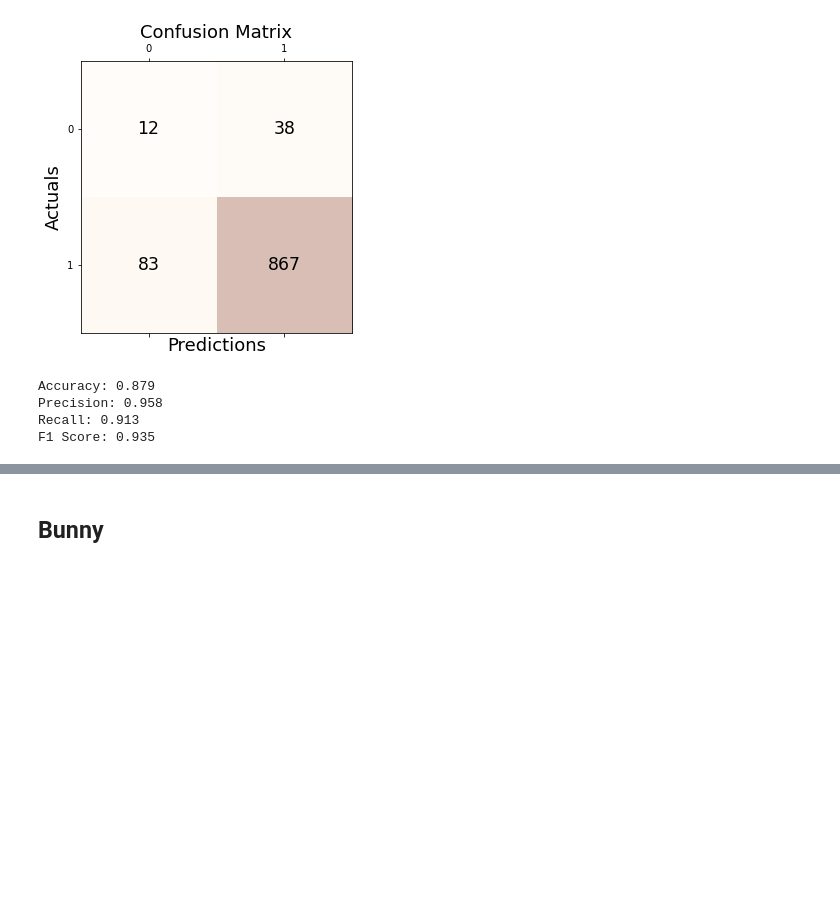
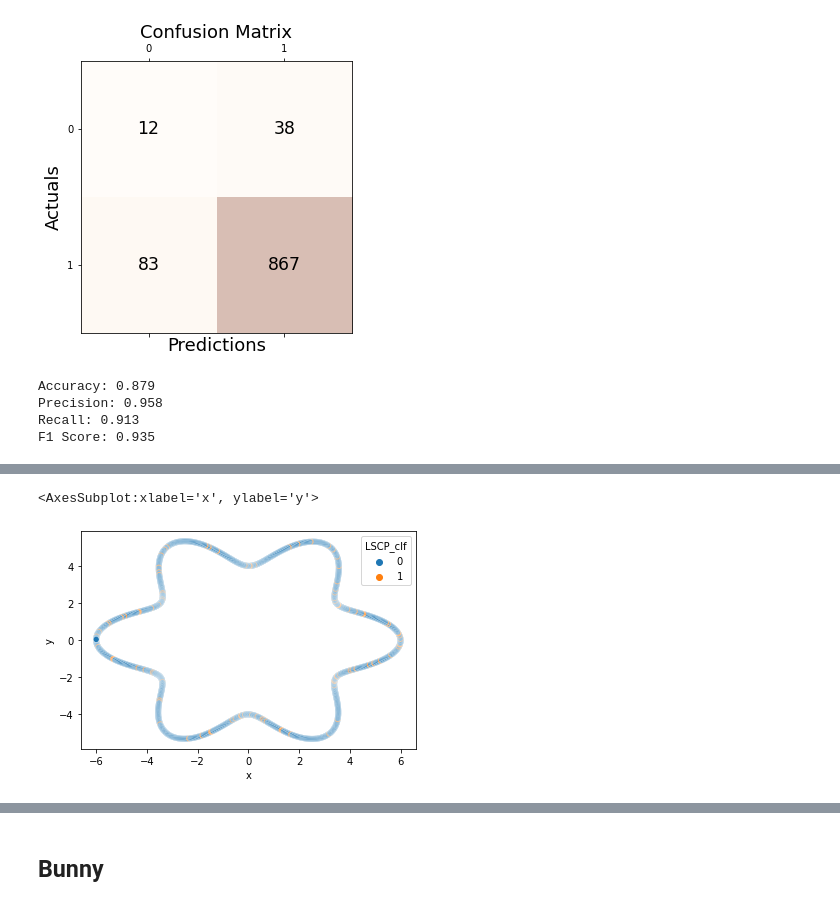
Before and after one commit to seoyeonc/ms, a Jupyter notebook: _notebooks/2022-11-04-comparison_study.ipynb, the cells around one changed output, grey strips where cells are left out. Saved outputs shown, nothing was run; the diff lists cells and outputs as text; code cells hidden in the pictures; blank space fills up the shorter version.

```diff
--- a/_notebooks/2022-11-04-comparison_study.ipynb
+++ b/_notebooks/2022-11-04-comparison_study.ipynb
@@ -1291,0 +1430,6 @@ F1 Score: 0.935
+# %%
+detectors = [KNN(), LOF(), OCSVM()]
+# %%
+LSCP_clf = LSCP(detectors)
+# %%
+LSCP_clf.fit(_df[['x', 'y','f']])
@@ -1291,0 +1446,7 @@ F1 Score: 0.935
+# %%
+_df['LSCP_clf'] = LSCP_clf.labels_
+# %%
+sns.scatterplot(data = _df, x = 'x', y = 'y', hue = 'LSCP_clf')
+# %% [output]
+<AxesSubplot:xlabel='x', ylabel='y'>
+[figure, added]
```
Also changed, not shown: parts of 80 cells of this notebook.
